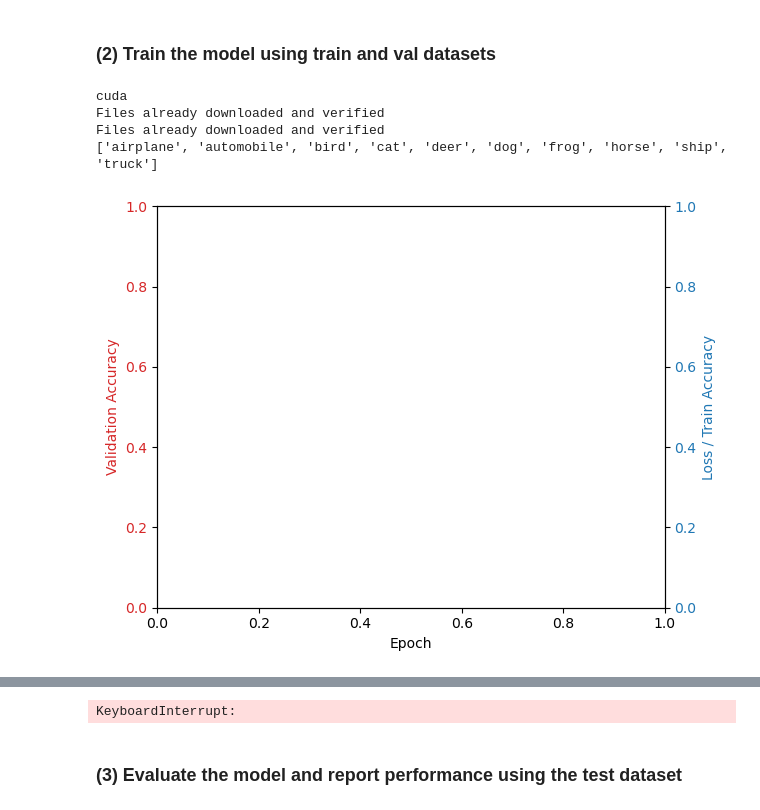
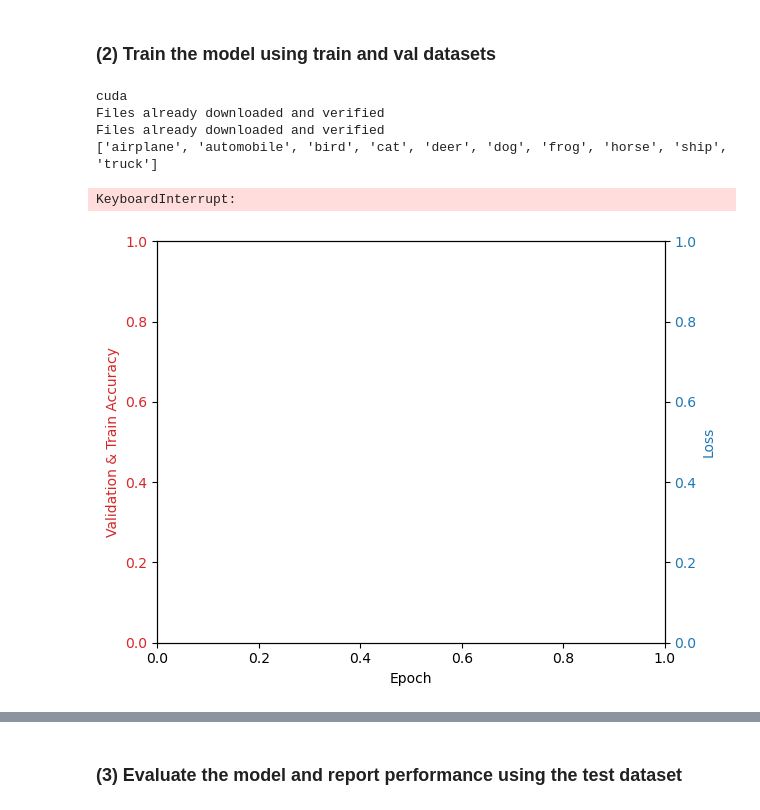
Before and after one commit to CodingMechineer/ENGR8140_AdvDeepLearning, a Jupyter notebook: Assignment 2/Assignment_2.ipynb, the cells around one changed output, grey strips where cells are left out. Cells and saved outputs as stored; diff of their text form; code cells hidden in the pictures.

```diff
--- a/Assignment 2/Assignment_2.ipynb
+++ b/Assignment 2/Assignment_2.ipynb
@@ -273,6 +273,8 @@ class MnasNetA1(nn.Module):
 # %% [markdown]
 ### (2) Train the model using train and val datasets
 # %%
+from IPython.display import clear_output
+
 device = torch.device("cuda" if torch.cuda.is_available() else "cpu")
 print(device)
 
@@ -303,21 +305,21 @@ for params in params_config:
     val_accuracy_list = []
 
     # Create a second y-axis
+    # plt.ion()
     fig, ax1 = plt.subplots()
 
     color = 'tab:red'
     ax1.set_xlabel('Epoch')
-    ax1.set_ylabel('Validation Accuracy', color=color)
+    ax1.set_ylabel('Validation & Train Accuracy', color=color)
     ax1.tick_params(axis='y', labelcolor=color)
 
     ax2 = ax1.twinx()  # instantiate a second axes that shares the same x-axis
 
     color = 'tab:blue'
-    ax2.set_ylabel('Loss / Train Accuracy', color=color)  # we already handled the x-label with ax1
+    ax2.set_ylabel('Loss', color=color)  # we already handled the x-label with ax1
     ax2.tick_params(axis='y', labelcolor=color)
 
     fig.tight_layout()  # otherwise the right y-label is slightly clipped
-    plt.show()
 
     # Training loop
     for epoch in range(max_epoch):  # Loop over the dataset multiple times
@@ -360,33 +362,50 @@ for params in params_config:
         with torch.no_grad():
             for data in val_loader:
                 images, labels = data[0].to(device), data[1].to(device)
                 outputs = model(images)
                 _, predicted = torch.max(outputs.data, 1)
                 total += labels.size(0)
                 correct += (predicted == labels).sum().item()
 
         val_accuracy = correct / total
         val_accuracy_list.append(val_accuracy)
+
         train_accuracy = correct_predictions / total_samples
         train_accuracy_list.append(train_accuracy)
 
         loss = total_loss / total_samples
         loss_list.append(loss)
+
+        print(val_accuracy_list)
+        print(train_accuracy_list)
+        print(loss_list)
 
         # Optionally, you can print or log other metrics at the end of each epoch
         print(f"Epoch {epoch+1}/{max_epoch}, Loss: {loss}, Train accuracy: {train_accuracy}, 'Validation accuracy: {val_accuracy:.2f}%'")
 
         # Update the existing plot
         ax1.plot(range(1, epoch+2), val_accuracy_list, color='tab:red')
         ax1.plot(range(1, epoch+2), train_accuracy_list, color='tab:green')
         ax2.plot(range(1, epoch+2), loss_list, color='tab:blue')
-        plt.show()
-        plt.pause(0.1)  #   Pause for a short period to allow the plot to update
+
+
+        # Clear the previous plot and display the updated plot
+        # clear_output(wait=True)
+        fig.show()
+
+        # ax1.draw()
+        # ax2.draw()
+
+        # ax1.relim()
+        # ax1.autoscale_view()
+        # fig.canvas.draw()
+        # fig.canvas.flush_events()
 
     print(f"Finished Training #{counter}")
 # %% [output]
 cuda
 Files already downloaded and verified
 Files already downloaded and verified
 ['airplane', 'automobile', 'bird', 'cat', 'deer', 'dog', 'frog', 'horse', 'ship', 'truck']
+KeyboardInterrupt:
-[figure, old version]
+[figure, new version]
@@ -396,4 +412,3 @@ Epoch 3/50, Loss: 0.04958099246554905, Train accuracy: 0.395, 'Validation accura
-KeyboardInterrupt:
 # %% [markdown]
 ### (3) Evaluate the model and report performance using the test dataset
 # %%
```
Also changed, not shown: parts of 2 cells of this notebook, 2 other files.
